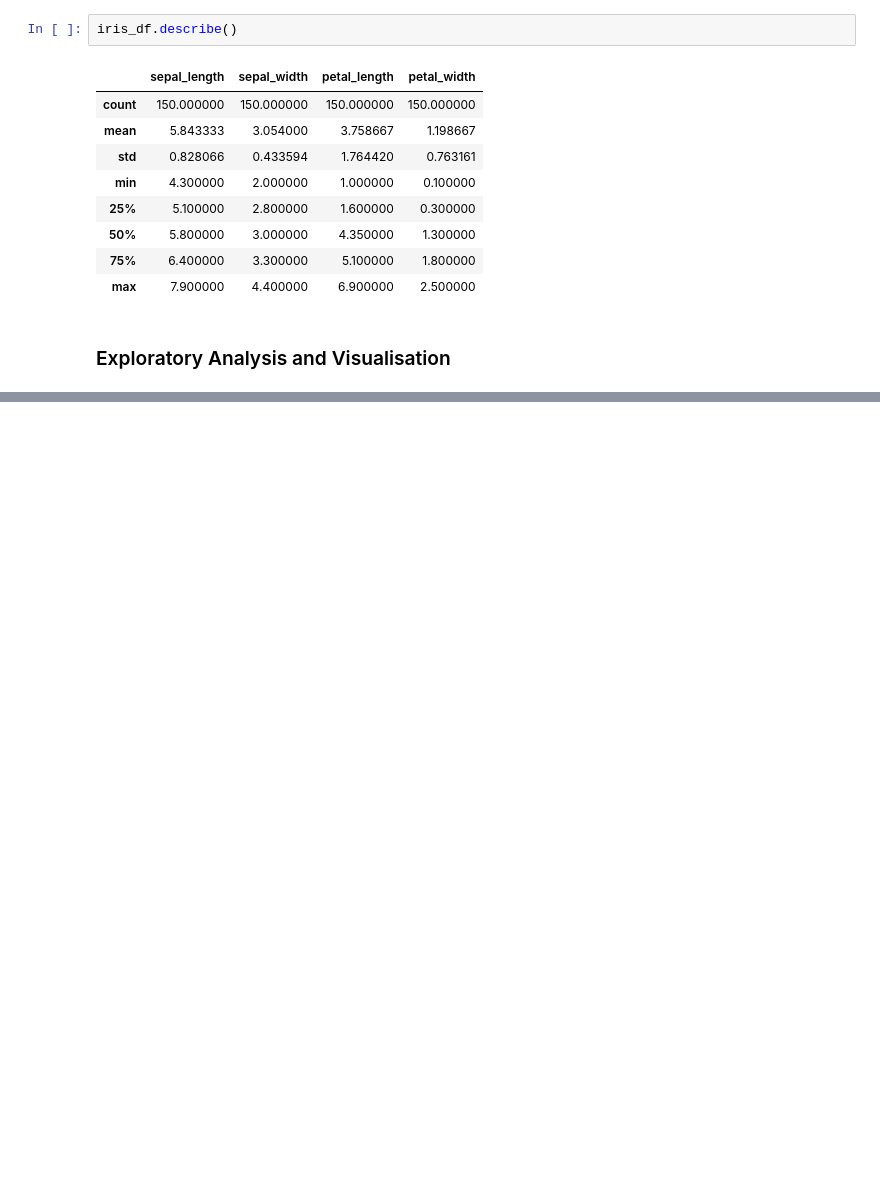
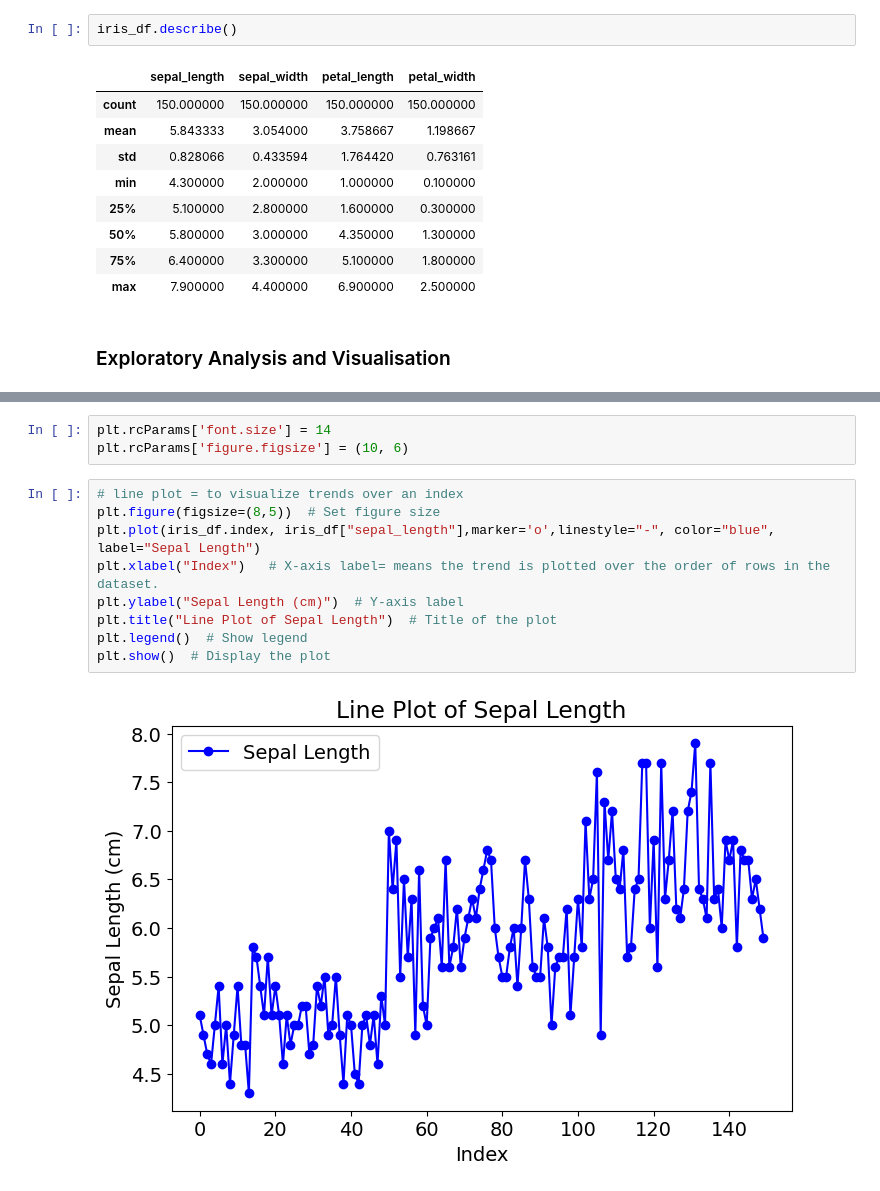
Before and after one commit to Dhruv-Jain31/AI-ML_Lab, a Jupyter notebook: exp2_iris_flowers/iris_flowers.ipynb, the cells around one changed output, grey strips where cells are left out. Drawn from its saved outputs; the diff is of its cells as text; blank space fills up the shorter version.

Commit message:
added till scatter plots

```diff
--- a/exp2_iris_flowers/iris_flowers.ipynb
+++ b/exp2_iris_flowers/iris_flowers.ipynb
@@ -53,0 +71,14 @@ import plotly.express as px
+# %%
+plt.rcParams['font.size'] = 14
+plt.rcParams['figure.figsize'] = (10, 6)
+# %%
+# line plot = to visualize trends over an index
+plt.figure(figsize=(8,5))  # Set figure size
+plt.plot(iris_df.index, iris_df["sepal_length"],marker='o',linestyle="-", color="blue", label="Sepal Length")
+plt.xlabel("Index")   # X-axis label= means the trend is plotted over the order of rows in the dataset.
+plt.ylabel("Sepal Length (cm)")  # Y-axis label
+plt.title("Line Plot of Sepal Length")  # Title of the plot
+plt.legend()  # Show legend
+plt.show()  # Display the plot
+# %% [output]
+[figure, added]
```
Also changed, not shown: parts of 8 cells of this notebook.
